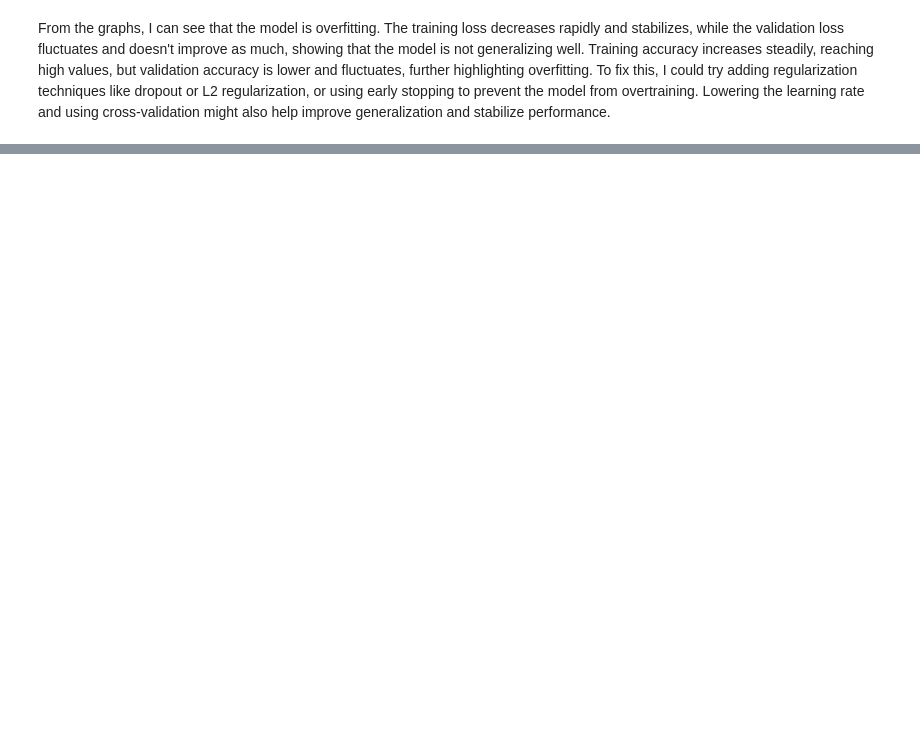
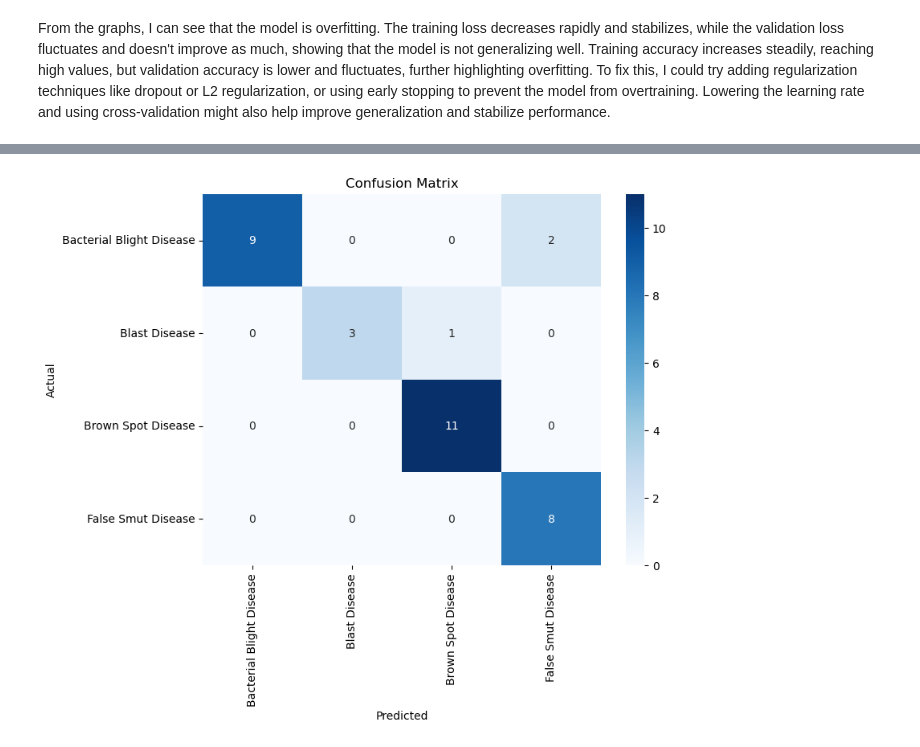
Before and after one commit to SmartIsrael/Smartel_Farmer_Life_Line, a Jupyter notebook: Untitled1.ipynb, the cells around one changed output, grey strips where cells are left out. Drawn from its saved outputs; the diff is of its cells as text; code cells hidden in the pictures; blank space fills up the shorter version.

```diff
--- a/Untitled1.ipynb
+++ b/Untitled1.ipynb
@@ -221,0 +405,17 @@ From the graphs, I can see that the model is overfitting. The training loss decr
+# %%
+# Freeze the VGG16 base layers
+vgg_base.trainable = False
+
+l1_model.compile(optimizer='adam', loss='categorical_crossentropy', metrics=['accuracy'])
+# %%
+# Save the model in the SavedModel format
+l1_model.save('l1_model.keras')
+
+# Model Training with callbacks
+early_stopping = EarlyStopping(monitor='val_loss', patience=10, restore_best_weights=True)
+reduce_lr = ReduceLROnPlateau(monitor='val_loss', factor=0.2, patience=5, min_lr=0.00001)
+
+history = l1_model.fit(datagen.flow(X_train, y_train, batch_size=32),
+                    validation_data=(X_test, y_test),
+                    epochs=50,
+                    callbacks=[early_stopping, reduce_lr])
@@ -221,0 +447,5 @@ From the graphs, I can see that the model is overfitting. The training loss decr
+# %%
+# Generate predictions
+y_pred = l1_model.predict(X_test)
+y_pred_classes = np.argmax(y_pred, axis=1)
+y_true = np.argmax(y_test, axis=1)
@@ -221,0 +456,12 @@ From the graphs, I can see that the model is overfitting. The training loss decr
+# %%
+# Confusion Matrix
+conf_matrix = confusion_matrix(y_true, y_pred_classes)
+
+plt.figure(figsize=(8, 6))
+sns.heatmap(conf_matrix, annot=True, fmt='d', cmap='Blues', xticklabels=class_names, yticklabels=class_names)
+plt.xlabel('Predicted')
+plt.ylabel('Actual')
+plt.title('Confusion Matrix')
+plt.show()
+# %% [output]
+[figure, added]
```
Also changed, not shown: parts of 29 cells of this notebook, 3 other files.
